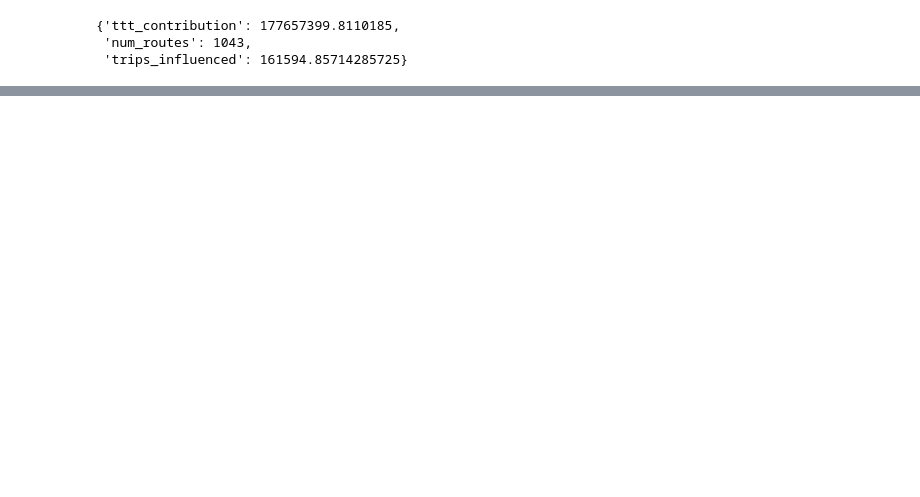
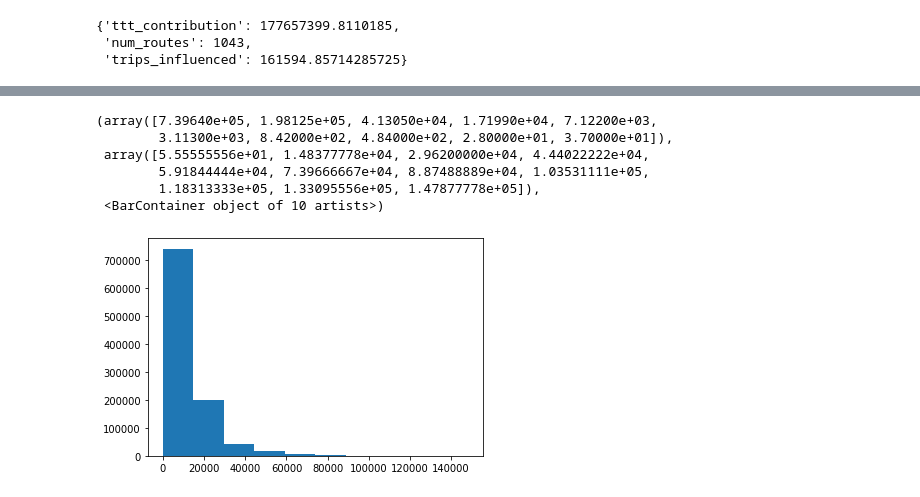
Before and after one commit to kiranbodipati/urban_planning_system, a Jupyter notebook: TTT Offline analysis.ipynb, the cells around one changed output, grey strips where cells are left out. Cells and saved outputs as stored; diff of their text form; code cells hidden in the pictures; blank space fills up the shorter version.

```diff
--- a/TTT Offline analysis.ipynb
+++ b/TTT Offline analysis.ipynb
@@ -491,0 +514,5 @@ plt.show()
+# %%
+# since we assume avg speed to be constant = 20kmph = 50/9 m/s, we can get average distance between stops from the all_candidates section
+# getting avg distance in meters
+bus_ttt['dist_m'] = bus_ttt.apply(lambda x: custom_mean([i['travel']*50/9 for i in x['all_candidates'].values()]), axis=1)
+bus_ttt.head()
@@ -491,0 +526,10 @@ plt.show()
+# %%
+plt.hist(bus_ttt['dist_m'])
+# %% [output]
+(array([7.39640e+05, 1.98125e+05, 4.13050e+04, 1.71990e+04, 7.12200e+03,
+        3.11300e+03, 8.42000e+02, 4.84000e+02, 2.80000e+01, 3.70000e+01]),
+ array([5.55555556e+01, 1.48377778e+04, 2.96200000e+04, 4.44022222e+04,
+        5.91844444e+04, 7.39666667e+04, 8.87488889e+04, 1.03531111e+05,
+        1.18313333e+05, 1.33095556e+05, 1.47877778e+05]),
+ <BarContainer object of 10 artists>)
+[figure, added]
```
Also changed, not shown: parts of 18 cells of this notebook.
